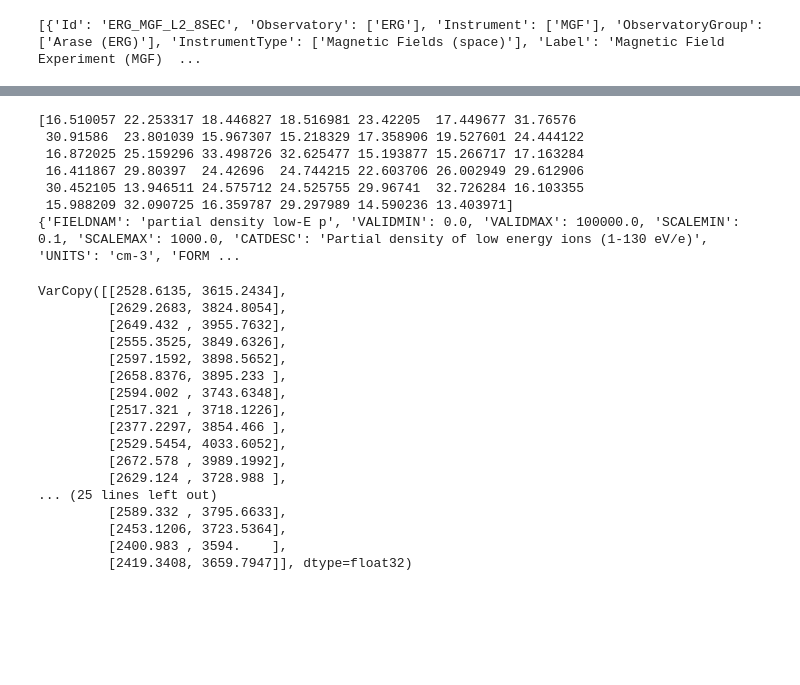
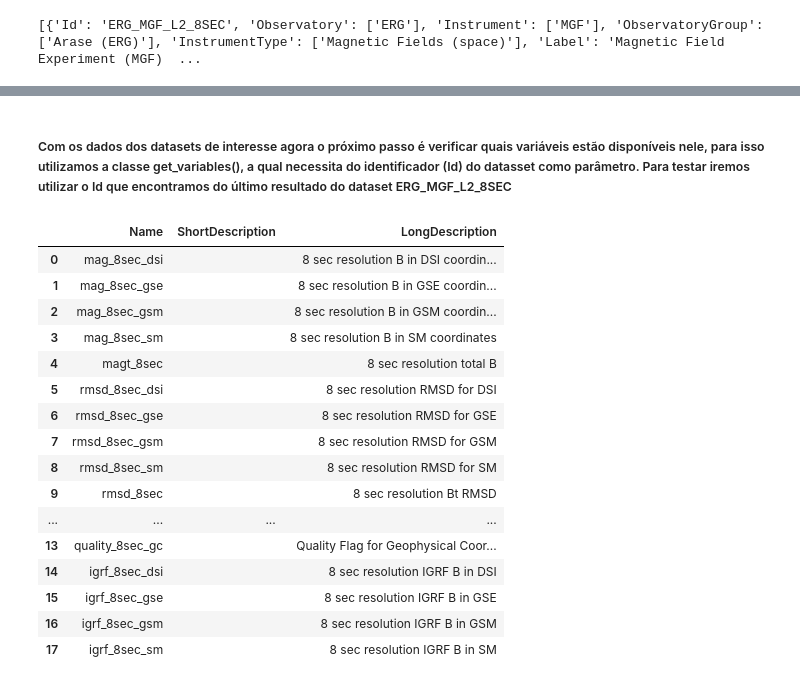
Before and after one commit to matheusgamacosta94/Dados_Satelites_CDAWeb, a Jupyter notebook: leitura_dados_satelites_NASA.ipynb, the cells around one changed output, grey strips where cells are left out. Drawn from its saved outputs; the diff is of its cells as text; code cells hidden in the pictures; blank space fills up the shorter version.

```diff
--- a/leitura_dados_satelites_NASA.ipynb
+++ b/leitura_dados_satelites_NASA.ipynb
@@ -373,35 +267,24 @@ pd.DataFrame(data['pos_gse'])
-# %%
-#  Edit the following vars and time variables to suit your needs.
-vars = ['dens_lop','vel_lop','dens_hip','temp_hip','theta_phi_hip','tratio_hip','dens_e','temp_e','theta_phi_e','tratio_e','sc_pot','bkgd','sc_pos_geo','sc_pos_mag','sc_pos_syngci']
-time = ['2008-01-03T00:31:56.000Z', '2008-01-03T01:31:56.000Z']
-status, data = cdas.get_data('A1_K0_MPA', vars, time[0], time[1])
-print(data['dens_lop'])
-print(data['dens_lop'].attrs)
-# %% [output]
-[16.510057 22.253317 18.446827 18.516981 23.42205  17.449677 31.76576
- 30.91586  23.801039 15.967307 15.218329 17.358906 19.527601 24.444122
- 16.872025 25.159296 33.498726 32.625477 15.193877 15.266717 17.163284
- 16.411867 29.80397  24.42696  24.744215 22.603706 26.002949 29.612906
- 30.452105 13.946511 24.575712 24.525755 29.96741  32.726284 16.103355
- 15.988209 32.090725 16.359787 29.297989 14.590236 13.403971]
-{'FIELDNAM': 'partial density low-E p', 'VALIDMIN': 0.0, 'VALIDMAX': 100000.0, 'SCALEMIN': 0.1, 'SCALEMAX': 1000.0, 'CATDESC': 'Partial density of low energy ions (1-130 eV/e)', 'UNITS': 'cm-3', 'FORM ...
-# %%
-data['temp_hip']
-# %% [output]
-VarCopy([[2528.6135, 3615.2434],
-         [2629.2683, 3824.8054],
-         [2649.432 , 3955.7632],
-         [2555.3525, 3849.6326],
-         [2597.1592, 3898.5652],
-         [2658.8376, 3895.233 ],
-         [2594.002 , 3743.6348],
-         [2517.321 , 3718.1226],
-         [2377.2297, 3854.466 ],
-         [2529.5454, 4033.6052],
-         [2672.578 , 3989.1992],
-         [2629.124 , 3728.988 ],
-... (25 lines left out)
-         [2589.332 , 3795.6633],
-         [2453.1206, 3723.5364],
-         [2400.983 , 3594.    ],
-         [2419.3408, 3659.7947]], dtype=float32)
+# %% [markdown]
+##### Com os dados dos datasets de interesse agora o próximo passo é verificar quais variáveis estão disponíveis nele, para isso utilizamos a classe get_variables(), a qual necessita do identificador (Id) do datasset como parâmetro. Para testar iremos utilizar o Id que encontramos do último resultado do dataset ERG_MGF_L2_8SEC
+# %%
+# Retorna todas as variáveis presentes no dataset ERG_MGF_L2_8SEC, e salva em um pandas dataframe
+variaveis_ERG = pd.DataFrame(cdas.get_variables('ERG_MGF_L2_8SEC'))
+variaveis_ERG
+# %% [output]
+|  | Name | ShortDescription | LongDescription |
+| 0 | mag_8sec_dsi |  | 8 sec resolution B in DSI coordin... |
+| 1 | mag_8sec_gse |  | 8 sec resolution B in GSE coordin... |
+| 2 | mag_8sec_gsm |  | 8 sec resolution B in GSM coordin... |
+| 3 | mag_8sec_sm |  | 8 sec resolution B in SM coordinates |
+| 4 | magt_8sec |  | 8 sec resolution total B |
+| 5 | rmsd_8sec_dsi |  | 8 sec resolution RMSD for DSI |
+| 6 | rmsd_8sec_gse |  | 8 sec resolution RMSD for GSE |
+| 7 | rmsd_8sec_gsm |  | 8 sec resolution RMSD for GSM |
+| 8 | rmsd_8sec_sm |  | 8 sec resolution RMSD for SM |
+| 9 | rmsd_8sec |  | 8 sec resolution Bt RMSD |
+| ... | ... | ... | ... |
+| 13 | quality_8sec_gc |  | Quality Flag for Geophysical Coor... |
+| 14 | igrf_8sec_dsi |  | 8 sec resolution IGRF B in DSI |
+| 15 | igrf_8sec_gse |  | 8 sec resolution IGRF B in GSE |
+| 16 | igrf_8sec_gsm |  | 8 sec resolution IGRF B in GSM |
+| 17 | igrf_8sec_sm |  | 8 sec resolution IGRF B in SM |
```
Also changed, not shown: parts of 40 cells of this notebook.
